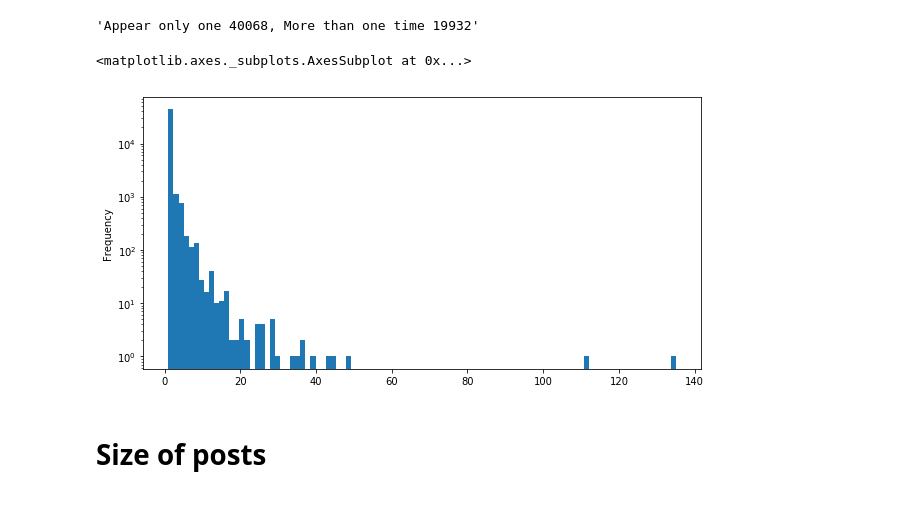
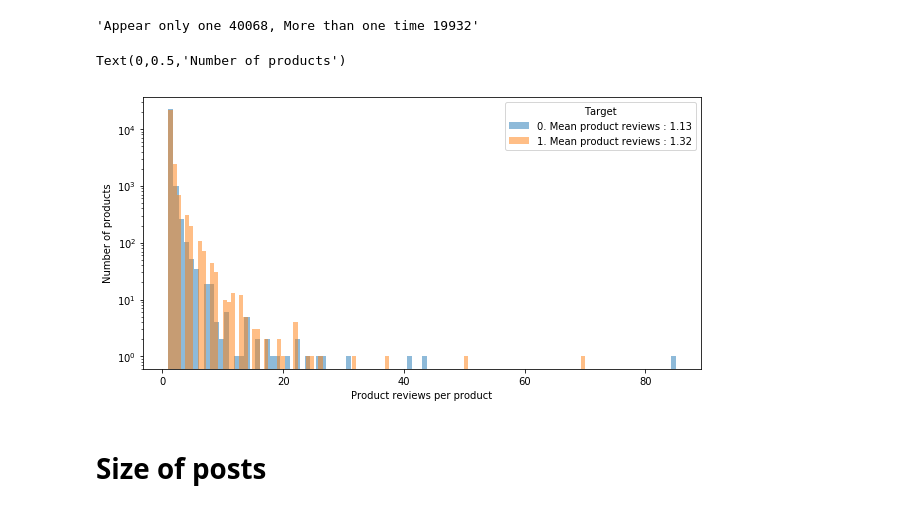
Before and after one commit to cristianpb/priceminister, a Jupyter notebook: notebooks/01-Exploration.ipynb, the cells around one changed output. Drawn from its saved outputs; the diff is of its cells as text; code cells hidden in the pictures.

```diff
--- a/notebooks/01-Exploration.ipynb
+++ b/notebooks/01-Exploration.ipynb
@@ -29,5 +24,5 @@ PATH = '../data/raw'
 # %%
-train, test = read(PATH, test=True)
+train, test = read_data(test=True)
 # %%
 print(train.shape)
 train.head()
@@ -63,11 +58,17 @@ sns.countplot(y=train['product'], order=train['product'].value_counts()[:20].ind
                                                    (train.duplicated('product', keep=False).sum()))
 # %% [output]
 'Appear only one 40068, More than one time 19932'
-# %%
-train.groupby('product').size().plot(kind='hist', logy=True, bins=100, figsize=(10,5))
-# %% [output]
-<matplotlib.axes._subplots.AxesSubplot at 0x...>
-[figure, removed]
+# %%
+train[train['Target'] == 0].groupby('product').size().plot(kind='hist', logy=True, bins=100, figsize=(10,5), alpha=0.5,
+                                                          label='0. Mean product reviews : {:.2f}'.format(train[train['Target'] == 0].groupby('product').size().mean()))
+train[train['Target'] == 1].groupby('product').size().plot(kind='hist', logy=True, bins=100, figsize=(10,5), alpha=0.5,
+                                                          label='1. Mean product reviews : {:.2f}'.format(train[train['Target'] == 1].groupby('product').size().mean()))
+plt.legend(title='Target')
+plt.xlabel('Product reviews per product')
+plt.ylabel('Number of products')
+# %% [output]
+Text(0,0.5,'Number of products')
+[figure, added]
 # %% [markdown]
 # Size of posts
 # %%
```
Also changed, not shown: parts of 17 cells of this notebook, 5 other files.
